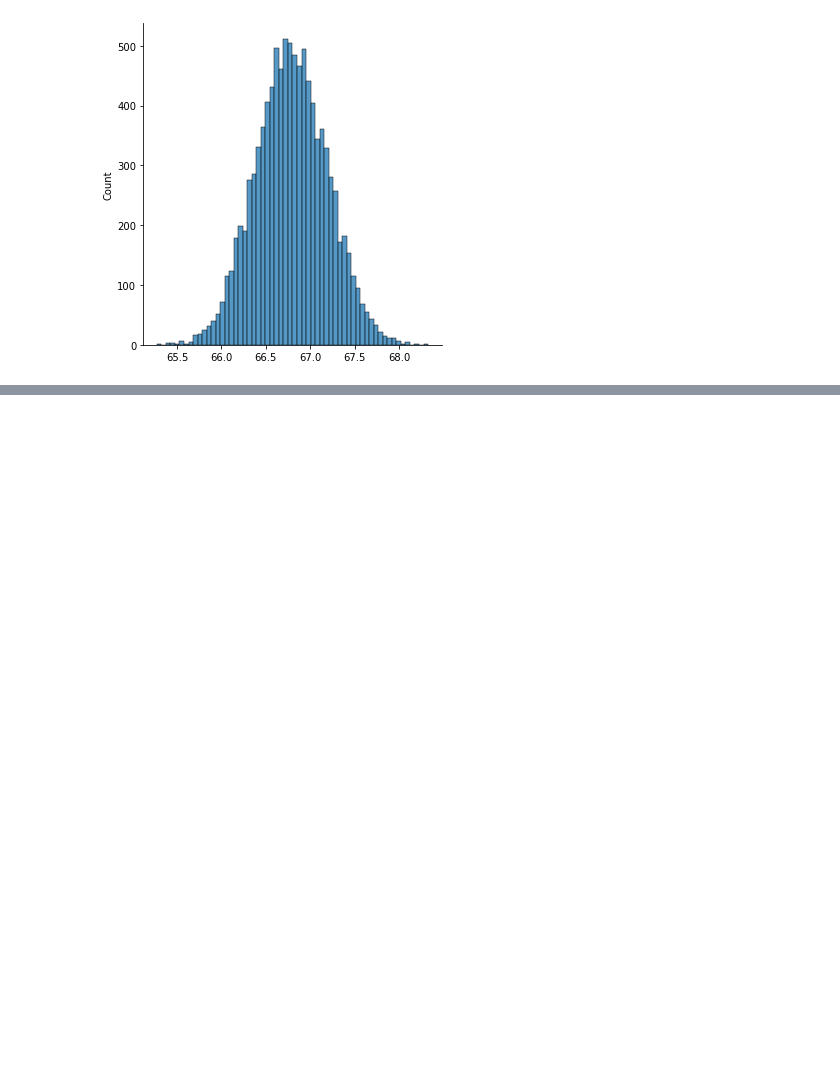
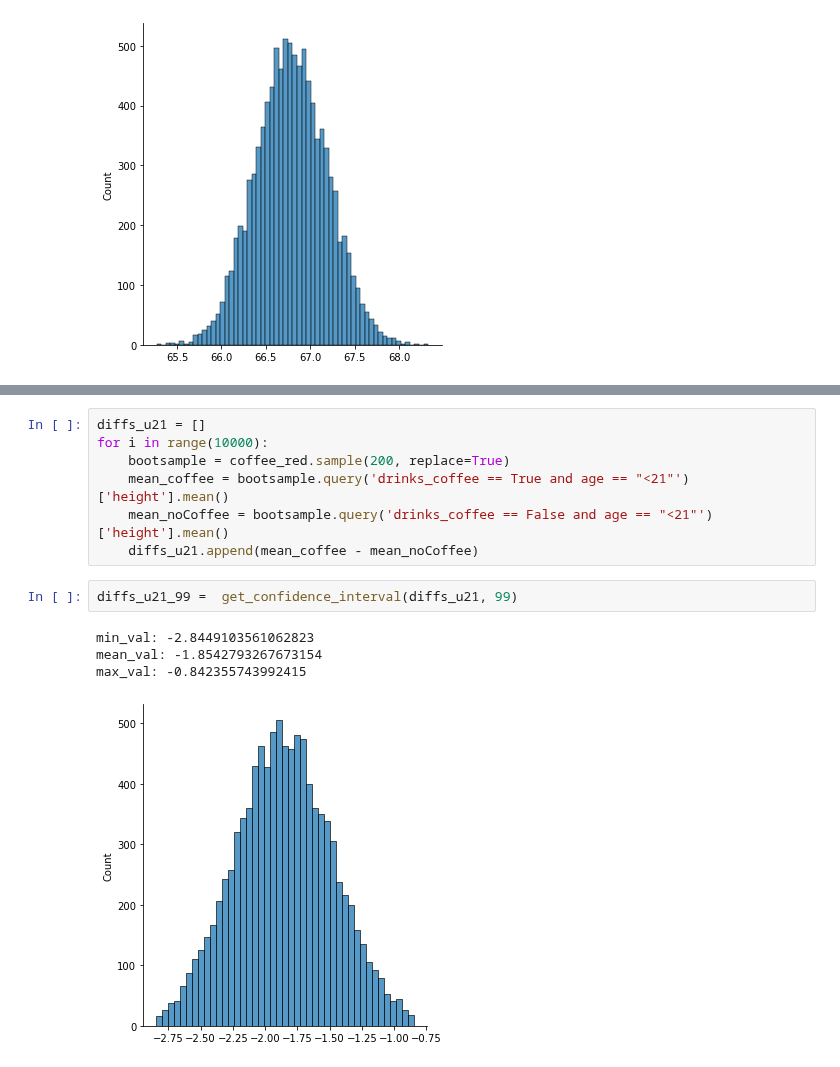
Before and after one commit to vpontello/DataScience_Nanodegree, a Jupyter notebook: 00_Extracurricular/02_Practical_Statistics/practical_statistics.ipynb, the cells around one changed output, grey strips where cells are left out. Saved outputs shown, nothing was run; the diff lists cells and outputs as text; blank space fills up the shorter version.

```diff
--- a/00_Extracurricular/02_Practical_Statistics/practical_statistics.ipynb
+++ b/00_Extracurricular/02_Practical_Statistics/practical_statistics.ipynb
@@ -1146,0 +1183,14 @@ max_val: 67.58128445933419
+# %%
+diffs_u21 = []
+for i in range(10000):
+    bootsample = coffee_red.sample(200, replace=True)
+    mean_coffee = bootsample.query('drinks_coffee == True and age == "<21"')['height'].mean()
+    mean_noCoffee = bootsample.query('drinks_coffee == False and age == "<21"')['height'].mean()
+    diffs_u21.append(mean_coffee - mean_noCoffee)
+# %%
+diffs_u21_99 =  get_confidence_interval(diffs_u21, 99)
+# %% [output]
+min_val: -2.8449103561062823
+mean_val: -1.8542793267673154
+max_val: -0.842355743992415
+[figure, added]
```
Also changed, not shown: parts of 10 cells of this notebook.
